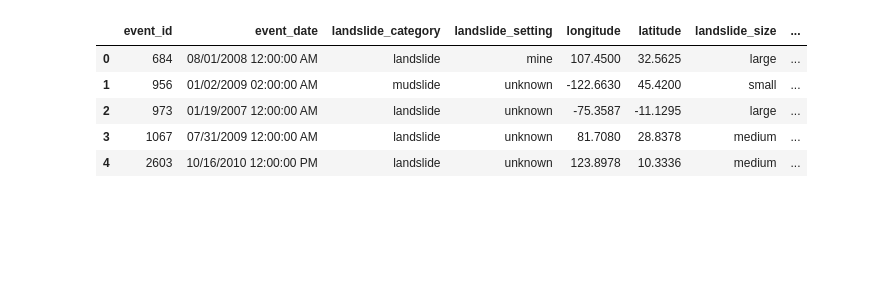
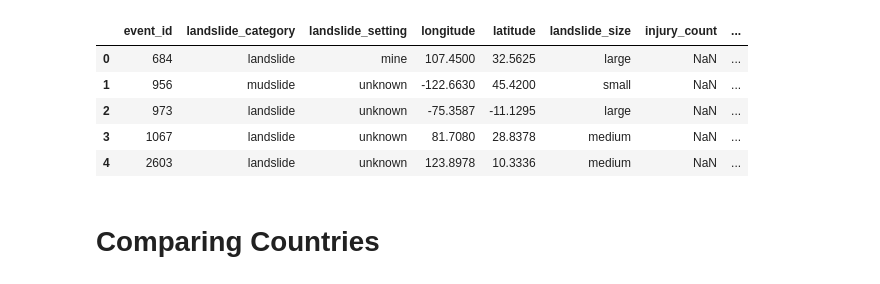
Before and after one commit to DamonMWRobinson/project-one, a Jupyter notebook: Landslides.ipynb, the cells around one changed output. Drawn from its saved outputs; the diff is of its cells as text; code cells hidden in the pictures; blank space fills up the shorter version.

```diff
--- a/Landslides.ipynb
+++ b/Landslides.ipynb
@@ -14,16 +10,16 @@ import hvplot.pandas
 complete_data_df = pd.read_csv("Global_Landslide_Catalog_Export.csv")
 sample_df = complete_data_df.iloc[0:20]
 # %%
-#select that we will be using columns
-selected_data_df = complete_data_df[['event_id','event_date','landslide_category','landslide_setting',\
+#select columns that we will be using
+selected_data_df = complete_data_df[['event_id','landslide_category','landslide_setting',\
                                 'longitude','latitude','landslide_size','injury_count','fatality_count','landslide_trigger','country_name',\
                                 'event_date','storm_name']]
 selected_data_df.head()
 # %% [output]
-|  | event_id | event_date | landslide_category | landslide_setting | longitude | latitude | landslide_size | ... |
-| 0 | 684 | 08/01/2008 12:00:00 AM | landslide | mine | 107.4500 | 32.5625 | large | ... |
-| 1 | 956 | 01/02/2009 02:00:00 AM | mudslide | unknown | -122.6630 | 45.4200 | small | ... |
-| 2 | 973 | 01/19/2007 12:00:00 AM | landslide | unknown | -75.3587 | -11.1295 | large | ... |
-| 3 | 1067 | 07/31/2009 12:00:00 AM | landslide | unknown | 81.7080 | 28.8378 | medium | ... |
-| 4 | 2603 | 10/16/2010 12:00:00 PM | landslide | unknown | 123.8978 | 10.3336 | medium | ... |
+|  | event_id | landslide_category | landslide_setting | longitude | latitude | landslide_size | injury_count | ... |
+| 0 | 684 | landslide | mine | 107.4500 | 32.5625 | large | NaN | ... |
+| 1 | 956 | mudslide | unknown | -122.6630 | 45.4200 | small | NaN | ... |
+| 2 | 973 | landslide | unknown | -75.3587 | -11.1295 | large | NaN | ... |
+| 3 | 1067 | landslide | unknown | 81.7080 | 28.8378 | medium | NaN | ... |
+| 4 | 2603 | landslide | unknown | 123.8978 | 10.3336 | medium | NaN | ... |
 # %%
@@ -42,3 +38,5 @@ for index, row in selected_data_df.iterrows():
 # %%
 #Create 'month' column from event_date code
 selected_data_df["month"] = pd.to_datetime(complete_data_df["event_date"]).dt.month
+# %% [markdown]
+# Comparing Countries
```
Also changed, not shown: parts of 12 cells of this notebook, 12 other files.
